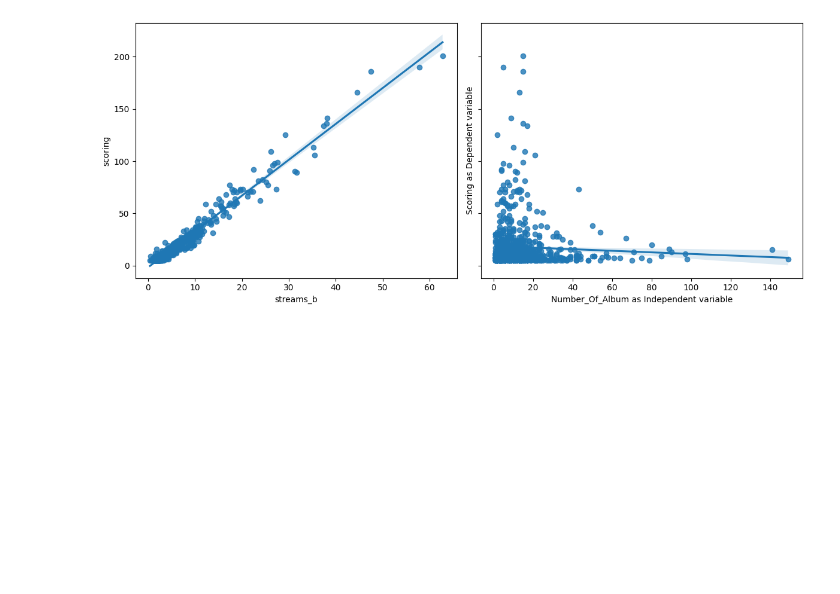
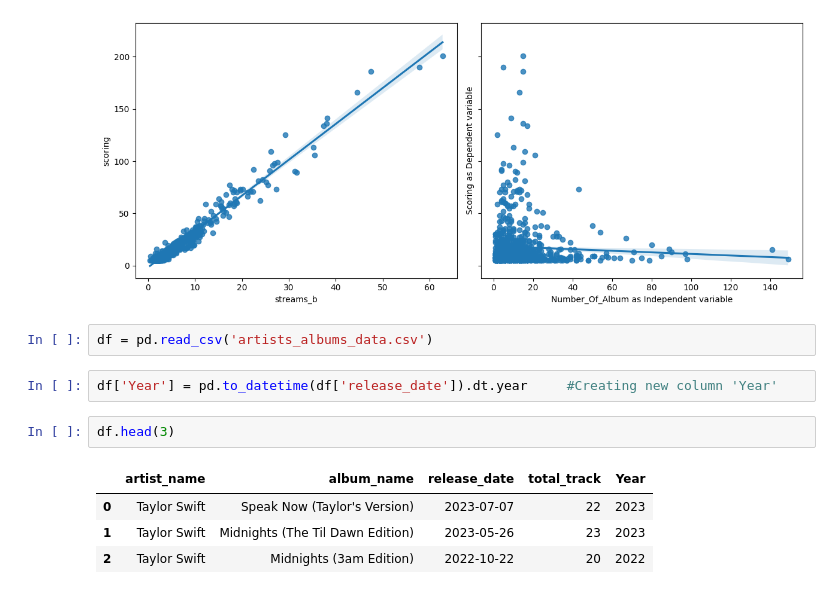
Before and after one commit to dekristi/Spotify_Project, a Jupyter notebook: Spotify_Project.ipynb, the cells around one changed output. Drawn from its saved outputs; the diff is of its cells as text; blank space fills up the shorter version.

```diff
--- a/Spotify_Project.ipynb
+++ b/Spotify_Project.ipynb
@@ -1014,3 +1014,14 @@ f.tight_layout()
 # plt.savefig('correlation.png')
 # %% [output]
 [figure]
+# %%
+df = pd.read_csv('artists_albums_data.csv')
+# %%
+df['Year'] = pd.to_datetime(df['release_date']).dt.year     #Creating new column 'Year'
+# %%
+df.head(3)
+# %% [output]
+|  | artist_name | album_name | release_date | total_track | Year |
+| 0 | Taylor Swift | Speak Now (Taylor's Version) | 2023-07-07 | 22 | 2023 |
+| 1 | Taylor Swift | Midnights (The Til Dawn Edition) | 2023-05-26 | 23 | 2023 |
+| 2 | Taylor Swift | Midnights (3am Edition) | 2022-10-22 | 20 | 2022 |
```
Also changed, not shown: parts of 8 cells of this notebook.
